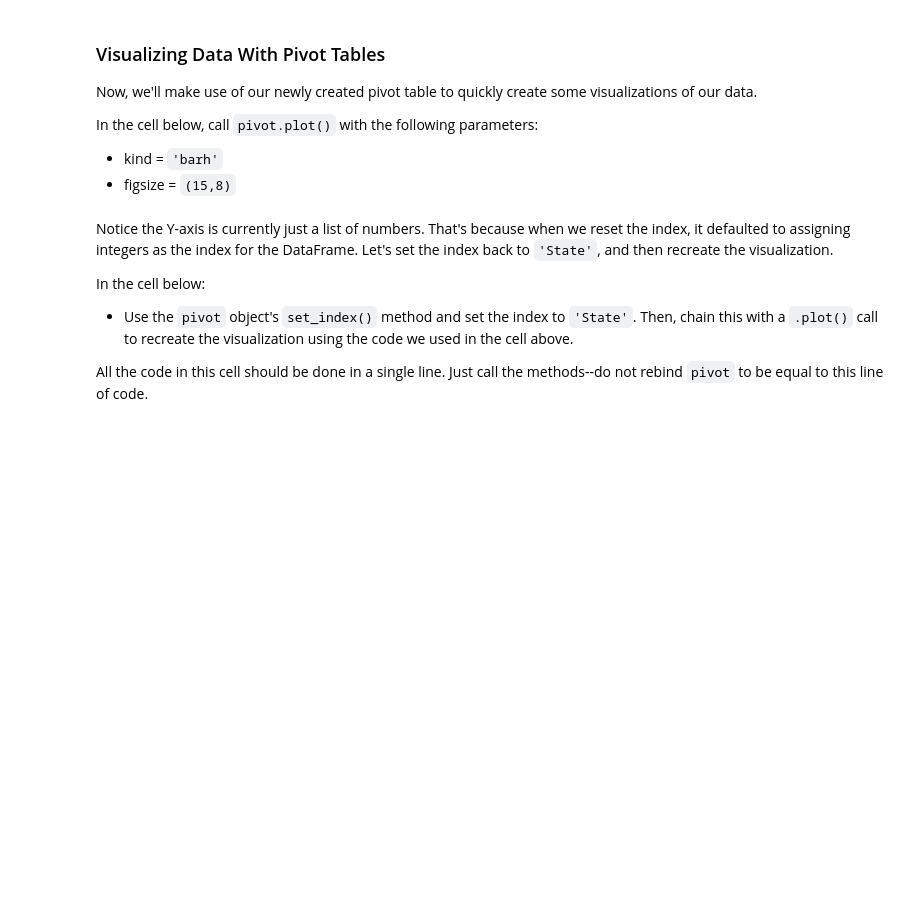
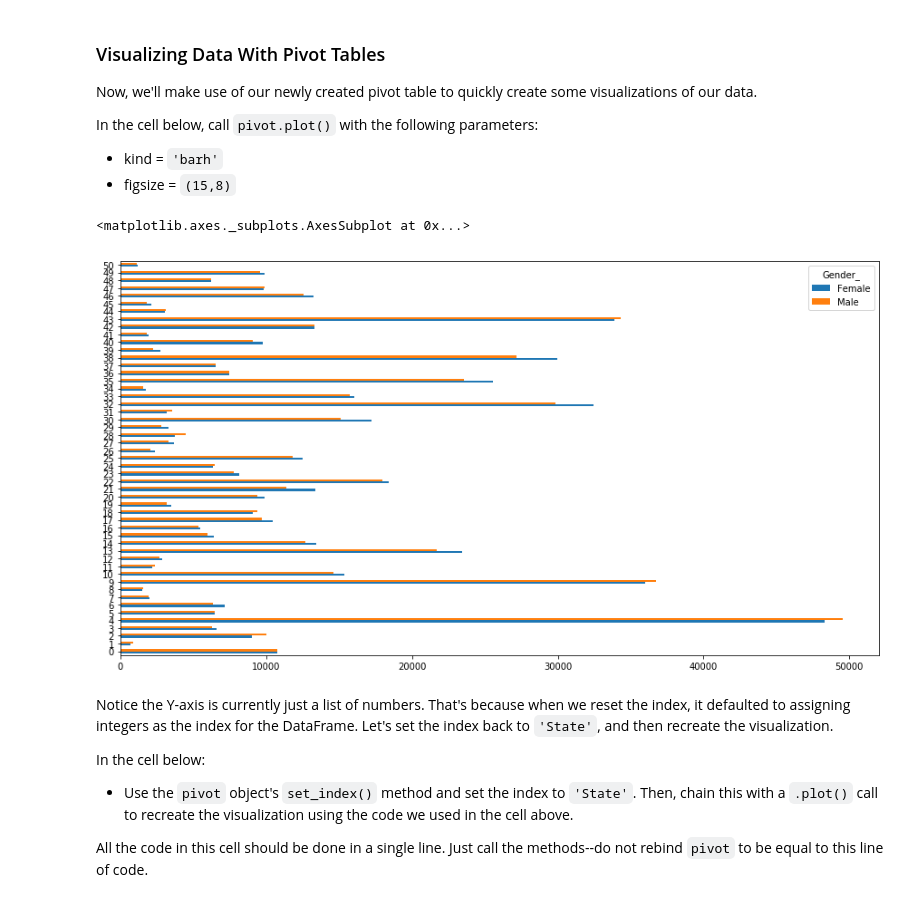
Before and after one commit to joongsukjin/dsc-0-04-12-pivot-tables-lab-online-ds-pt-100118, a Jupyter notebook: index.ipynb, the cells around one changed output. Saved outputs shown, nothing was run; the diff lists cells and outputs as text; code cells hidden in the pictures; blank space fills up the shorter version.

```diff
--- a/index.ipynb
+++ b/index.ipynb
@@ -187,4 +256,5 @@ Let's reset the index, and then see how it changes.
 In the cell below, call the DataFrame's `reset_index()` function.  Then, display the head of the DataFrame.
 # %%
 # First, reset the index. Notice the subtle difference; State and Gender are now columns rather then the index.
-grouped = None
+grouped = grouped.reset_index()
+grouped.head()
@@ -222,0 +325,3 @@ grouped.columns
+# %%
+grouped.columns = [col0 + '_' + col1 for col0, col1 in list(zip(cols0, cols1))]
+grouped.columns
@@ -239,3 +367,4 @@ Then, display the head of our new `pivot` DataFrame to see what it looks like.
 # %%
 # Now it's time to pivot!
-pivot = None
+pivot = grouped.pivot(index='State_', columns='Gender_', values='Deaths_mean')
+pivot.head()
@@ -247,4 +384,5 @@ Let's reset the index and see how it changes our pivot table.
 In the cell below, reset the index of the `pivot` object as we did previously.  Then, display the head of the object to see if we can detect any changes.
 # %%
 # Again, notice the subtle difference of reseting the index:
-pivot = None
+pivot = pivot.reset_index()
+pivot.head()
@@ -259,6 +404,10 @@ In the cell below, call `pivot.plot()` with the following parameters:
 * figsize = `(15,8)`
 # %%
 # Now let's make a sweet bar chart!!
+pivot.plot(kind='barh', figsize = (15,8))
+# %% [output]
+<matplotlib.axes._subplots.AxesSubplot at 0x...>
+[figure, added]
 # %% [markdown]
 Notice the Y-axis is currently just a list of numbers.  That's because when we reset the index, it defaulted to assigning integers as the index for the DataFrame.  Let's set the index back to `'State'`, and then recreate the visualization.
 
```
Also changed, not shown: parts of 34 cells of this notebook, 1 other file.
